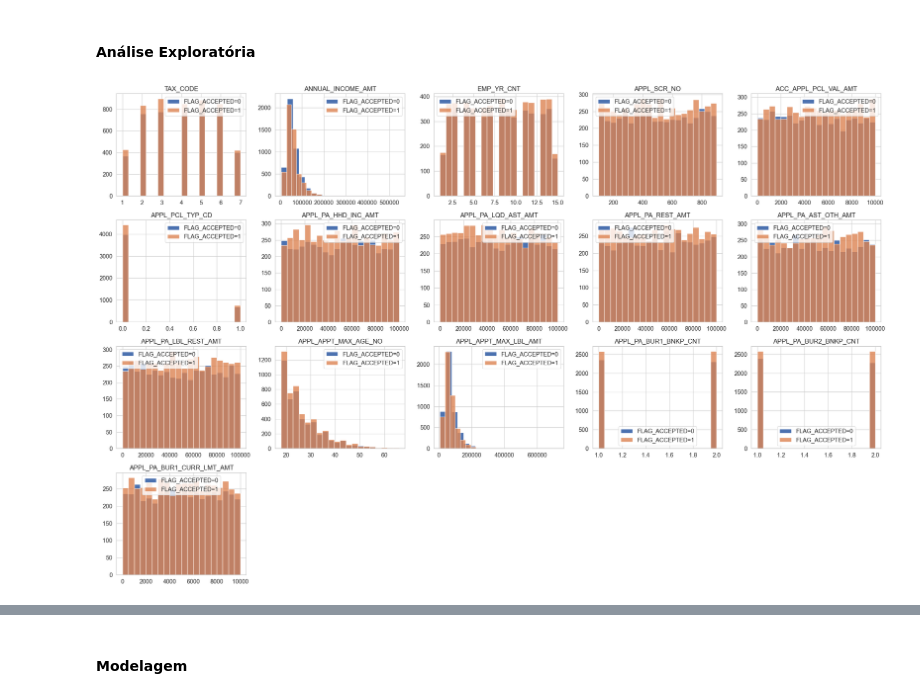
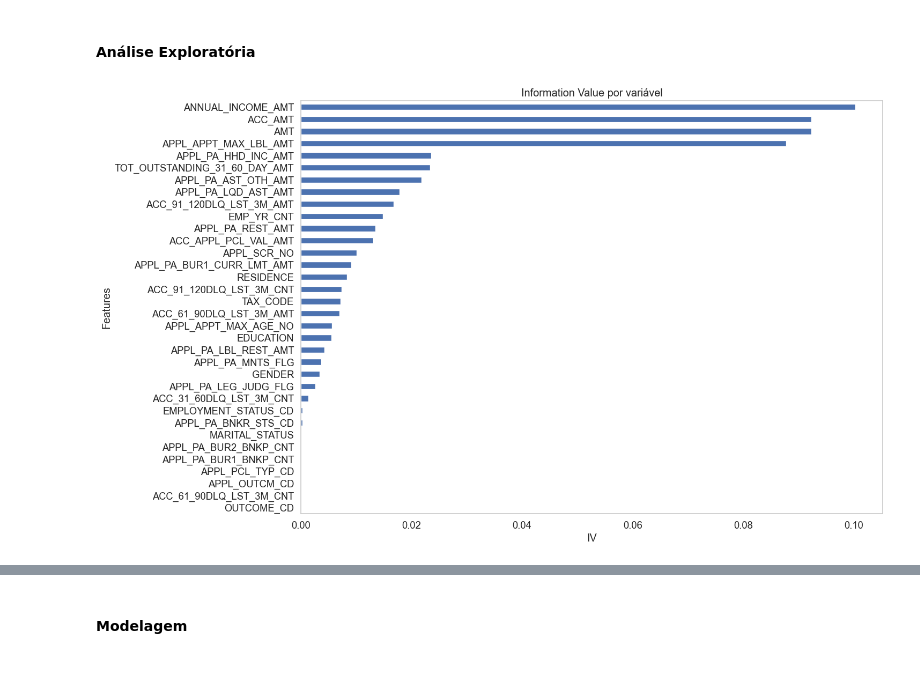
Before and after one commit to leonardovargas10/Pesquisa_Aplicada_Modelagem, a Jupyter notebook: Risco_de_Credito/Modelagem_Credito.ipynb, the cells around one changed output, grey strips where cells are left out. Saved outputs shown, nothing was run; the diff lists cells and outputs as text; code cells hidden in the pictures; blank space fills up the shorter version.

```diff
--- a/Risco_de_Credito/Modelagem_Credito.ipynb
+++ b/Risco_de_Credito/Modelagem_Credito.ipynb
@@ -503,15 +596,20 @@ Name: proportion, dtype: float64
 # %% [markdown]
 #### Análise Exploratória
 # %%
-
-
-# Exemplo de uso:
-plot_histograms_by_flag(df_full, ['TAX_CODE', 'ANNUAL_INCOME_AMT', 'EMP_YR_CNT',
-'APPL_SCR_NO', 'ACC_APPL_PCL_VAL_AMT',
-'APPL_PCL_TYP_CD', 'APPL_PA_HHD_INC_AMT', 'APPL_PA_LQD_AST_AMT',
-'APPL_PA_REST_AMT', 'APPL_PA_AST_OTH_AMT', 'APPL_PA_LBL_REST_AMT',
-'APPL_APPT_MAX_AGE_NO', 'APPL_APPT_MAX_LBL_AMT',
-'APPL_PA_BUR1_BNKP_CNT', 'APPL_PA_BUR2_BNKP_CNT',
-'APPL_PA_BUR1_CURR_LMT_AMT'])
+# Information Value
+iv_df = iv_summary(df_full.loc[df_full['FLAG_ACCEPTED'] == 1], ['TAX_CODE', 'AMT', 'ACC_AMT', 'ANNUAL_INCOME_AMT', 'EDUCATION',
+       'EMP_YR_CNT', 'GENDER', 'MARITAL_STATUS', 'RESIDENCE',
+       'EMPLOYMENT_STATUS_CD',
+       'ACC_31_60DLQ_LST_3M_CNT', 'ACC_61_90DLQ_LST_3M_CNT',
+       'ACC_91_120DLQ_LST_3M_CNT',
+       'TOT_OUTSTANDING_31_60_DAY_AMT',
+       'ACC_61_90DLQ_LST_3M_AMT', 'OUTCOME_CD',
+       'ACC_91_120DLQ_LST_3M_AMT', 'APPL_SCR_NO', 'ACC_APPL_PCL_VAL_AMT',
+       'APPL_PCL_TYP_CD', 'APPL_PA_HHD_INC_AMT', 'APPL_PA_LQD_AST_AMT',
+       'APPL_PA_REST_AMT', 'APPL_PA_AST_OTH_AMT', 'APPL_PA_LBL_REST_AMT',
+       'APPL_PA_LEG_JUDG_FLG', 'APPL_PA_BNKR_STS_CD', 'APPL_PA_MNTS_FLG',
+       'APPL_APPT_MAX_AGE_NO', 'APPL_APPT_MAX_LBL_AMT', 'APPL_OUTCM_CD',
+       'APPL_PA_BUR1_BNKP_CNT', 'APPL_PA_BUR2_BNKP_CNT',
+       'APPL_PA_BUR1_CURR_LMT_AMT'], target='TGT_VAR', q=10)
 # %% [output]
-[figure, old version]
+[figure, new version]
```
Also changed, not shown: parts of 15 cells of this notebook.
